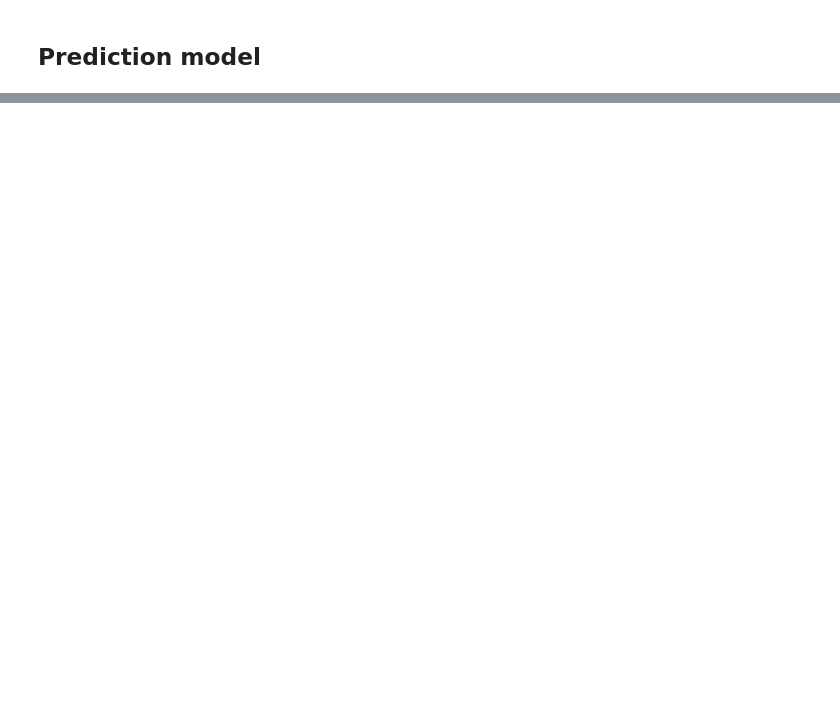
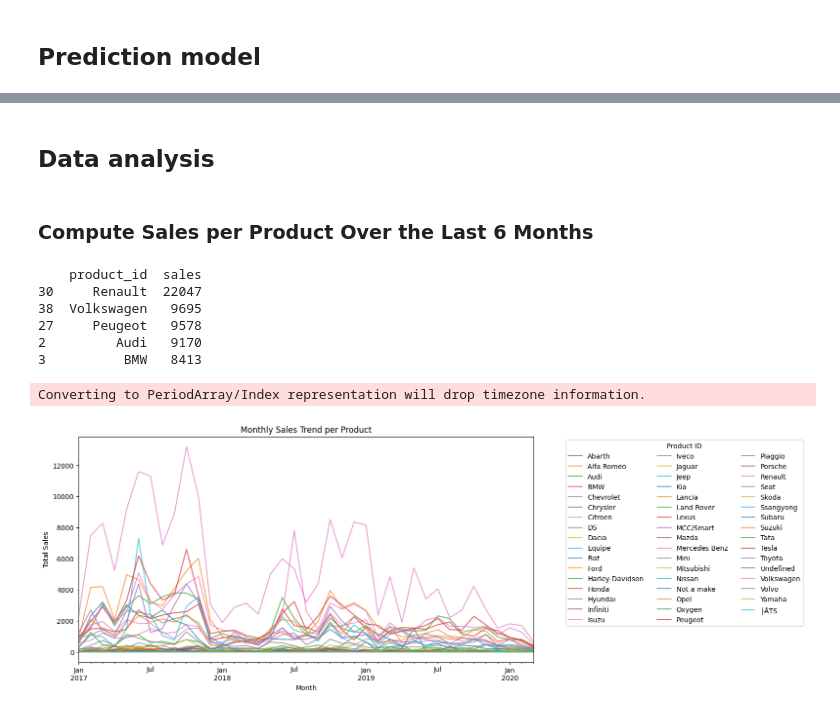
Before and after one commit to ttperr/Quod_THA_Test, a Jupyter notebook: notebooks/main.ipynb, the cells around one changed output, grey strips where cells are left out. Drawn from its saved outputs; the diff is of its cells as text; code cells hidden in the pictures; blank space fills up the shorter version.

Commit message:
First analysis

```diff
--- a/notebooks/main.ipynb
+++ b/notebooks/main.ipynb
@@ -158,0 +289,57 @@ if __name__ == '__main__':
+# %% [markdown]
+## Data analysis
+# %% [markdown]
+### Compute Sales per Product Over the Last 6 Months
+# %%
+import pandas as pd
+
+# Convert date to datetime format if not already
+all_transactions['date'] = pd.to_datetime(all_transactions['date'])
+
+# Define function to get top 5 products for any given date
+def top_products_last_six_months(reference_date):
+    # Ensure reference_date has the same timezone as the date column
+    reference_date = reference_date.tz_localize('UTC')
+
+    # Filter transactions for the last 6 months from reference date
+    start_date = reference_date - pd.DateOffset(months=6)
+    recent_transactions = all_transactions[
+        (all_transactions['date'] >= start_date) & (all_transactions['date'] <= reference_date)
+    ]
+
+    # Count sales per product
+    product_sales = recent_transactions.groupby('product_id').size().reset_index(name='sales')
+
+    # Get top 5 products
+    top_5_products = product_sales.nlargest(5, 'sales')
+
+    return top_5_products
+
+# Example usage: Get top products for July 2019
+top_products = top_products_last_six_months(pd.Timestamp("2019-07-31"))
+print(top_products)
+# %% [output]
+    product_id  sales
+30     Renault  22047
+38  Volkswagen   9695
+27     Peugeot   9578
+2         Audi   9170
+3          BMW   8413
+# %%
+import matplotlib.pyplot as plt
+
+# Aggregate sales per product per month
+all_transactions['month'] = all_transactions['date'].dt.to_period('M')
+monthly_sales = all_transactions.groupby(['month', 'product_id']).size().unstack(fill_value=0)
+
+# Plot sales trends
+plt.figure(figsize=(12, 6))
+monthly_sales.plot(ax=plt.gca(), alpha=0.7)
+plt.xlabel("Month")
+plt.ylabel("Total Sales")
+plt.title("Monthly Sales Trend per Product")
+plt.legend(loc='upper right', bbox_to_anchor=(1.60, 1), title='Product ID', ncol=3)
+plt.show()
+# %% [output]
+Converting to PeriodArray/Index representation will drop timezone information.
+[figure, added]
```
Also changed, not shown: parts of 9 cells of this notebook.
